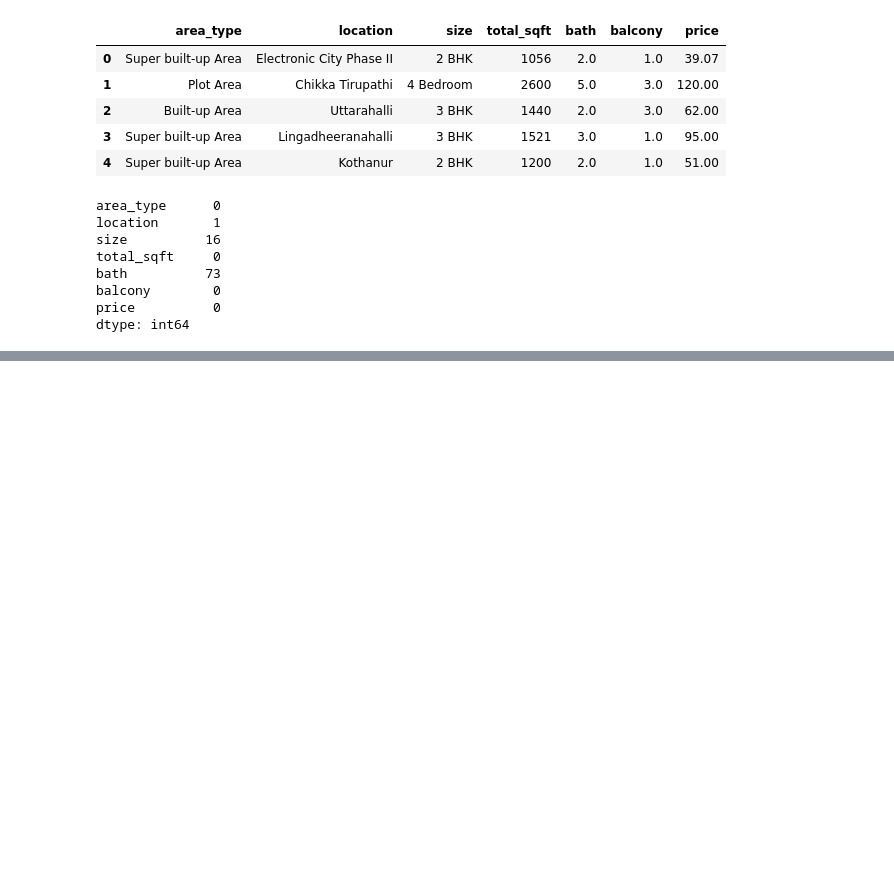
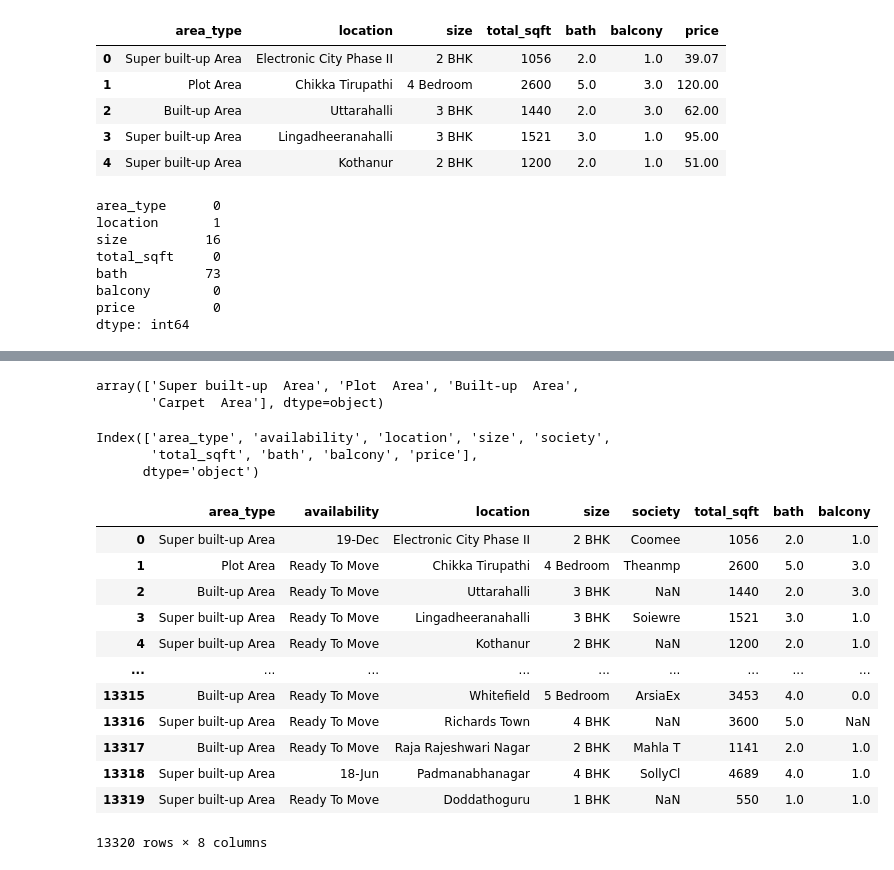
Before and after one commit to ankittrajj/ML2-4, a Jupyter notebook: Encodingpart2 + analysis.ipynb, the cells around one changed output, grey strips where cells are left out. Saved outputs shown, nothing was run; the diff lists cells and outputs as text; code cells hidden in the pictures; blank space fills up the shorter version.

```diff
--- a/Encodingpart2 + analysis.ipynb
+++ b/Encodingpart2 + analysis.ipynb
@@ -265,0 +280,14 @@ dtype: int64
+# %%
+df['area_type'].unique()
+# %% [output]
+array(['Super built-up  Area', 'Plot  Area', 'Built-up  Area',
+       'Carpet  Area'], dtype=object)
+# %%
+df.columns
+# %% [output]
+Index(['area_type', 'availability', 'location', 'size', 'society',
+       'total_sqft', 'bath', 'balcony', 'price'],
+      dtype='object')
+# %%
+X = df[['area_type', 'availability', 'location', 'size', 'society',
+       'total_sqft', 'bath', 'balcony',]]
@@ -265,0 +296,16 @@ dtype: int64
+# %%
+X
+# %% [output]
+|  | area_type | availability | location | size | society | total_sqft | bath | balcony |
+| 0 | Super built-up Area | 19-Dec | Electronic City Phase II | 2 BHK | Coomee | 1056 | 2.0 | 1.0 |
+| 1 | Plot Area | Ready To Move | Chikka Tirupathi | 4 Bedroom | Theanmp | 2600 | 5.0 | 3.0 |
+| 2 | Built-up Area | Ready To Move | Uttarahalli | 3 BHK | NaN | 1440 | 2.0 | 3.0 |
+| 3 | Super built-up Area | Ready To Move | Lingadheeranahalli | 3 BHK | Soiewre | 1521 | 3.0 | 1.0 |
+| 4 | Super built-up Area | Ready To Move | Kothanur | 2 BHK | NaN | 1200 | 2.0 | 1.0 |
+| ... | ... | ... | ... | ... | ... | ... | ... | ... |
+| 13315 | Built-up Area | Ready To Move | Whitefield | 5 Bedroom | ArsiaEx | 3453 | 4.0 | 0.0 |
+| 13316 | Super built-up Area | Ready To Move | Richards Town | 4 BHK | NaN | 3600 | 5.0 | NaN |
+| 13317 | Built-up Area | Ready To Move | Raja Rajeshwari Nagar | 2 BHK | Mahla T | 1141 | 2.0 | 1.0 |
+| 13318 | Super built-up Area | 18-Jun | Padmanabhanagar | 4 BHK | SollyCl | 4689 | 4.0 | 1.0 |
+| 13319 | Super built-up Area | Ready To Move | Doddathoguru | 1 BHK | NaN | 550 | 1.0 | 1.0 |
+13320 rows × 8 columns
```
Also changed, not shown: parts of 32 cells of this notebook.
